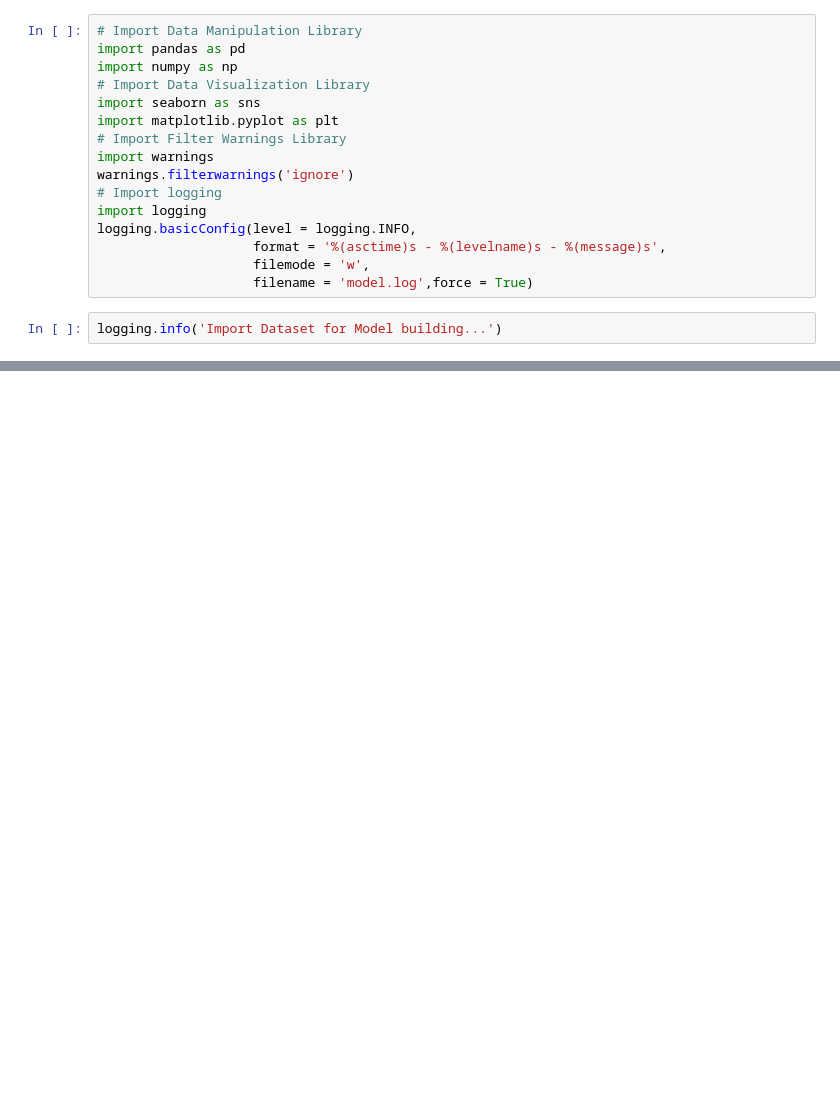
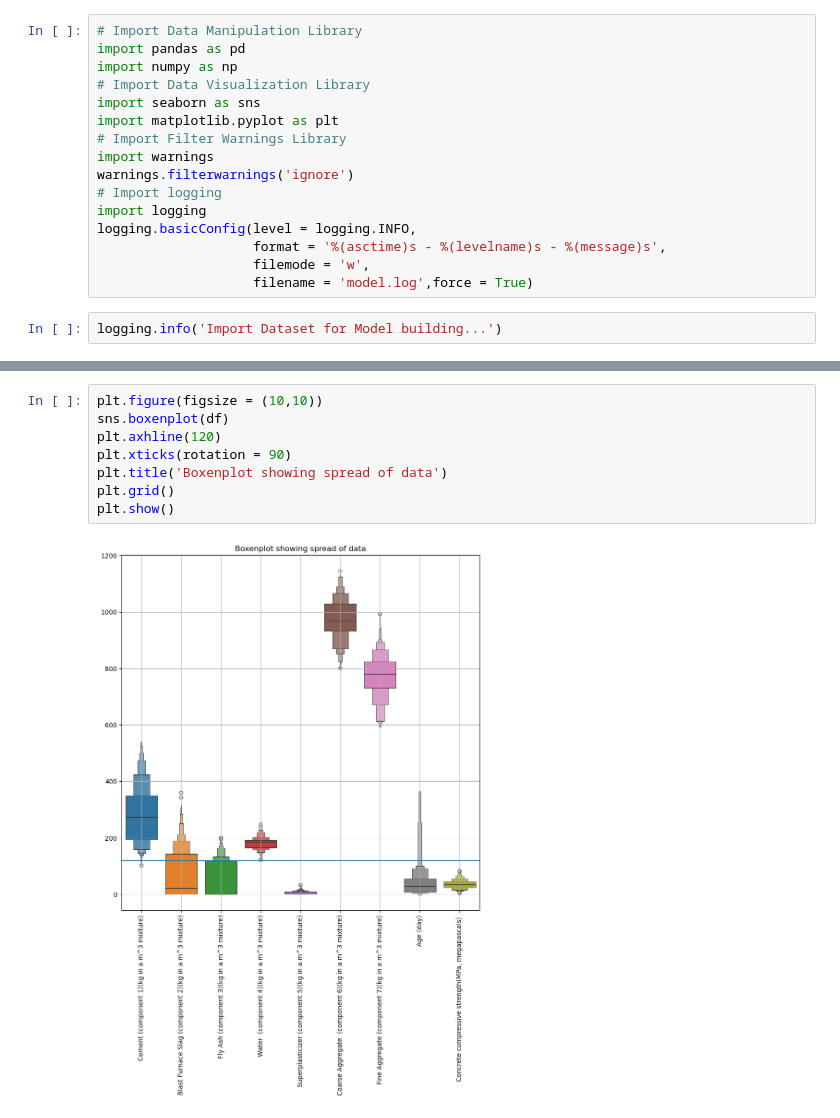
Before and after one commit to vrushali253/cementprediction_model, a Jupyter notebook: Model.ipynb, the cells around one changed output, grey strips where cells are left out. Cells and saved outputs as stored; diff of their text form; blank space fills up the shorter version.

```diff
--- a/Model.ipynb
+++ b/Model.ipynb
@@ -36,0 +140,10 @@ df.sample(frac = 1)
+# %%
+plt.figure(figsize = (10,10))
+sns.boxenplot(df)
+plt.axhline(120)
+plt.xticks(rotation = 90)
+plt.title('Boxenplot showing spread of data')
+plt.grid()
+plt.show()
+# %% [output]
+[figure, added]
```
Also changed, not shown: parts of 9 cells of this notebook, 2 other files.
